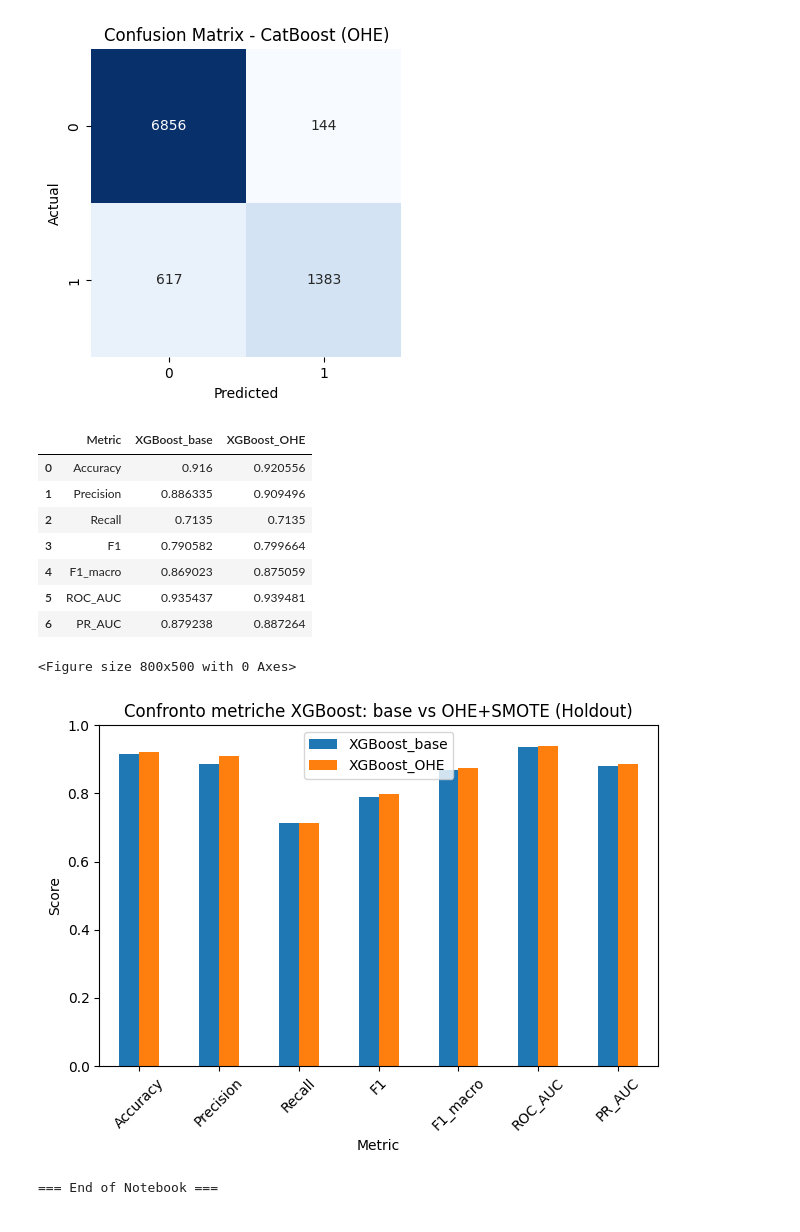
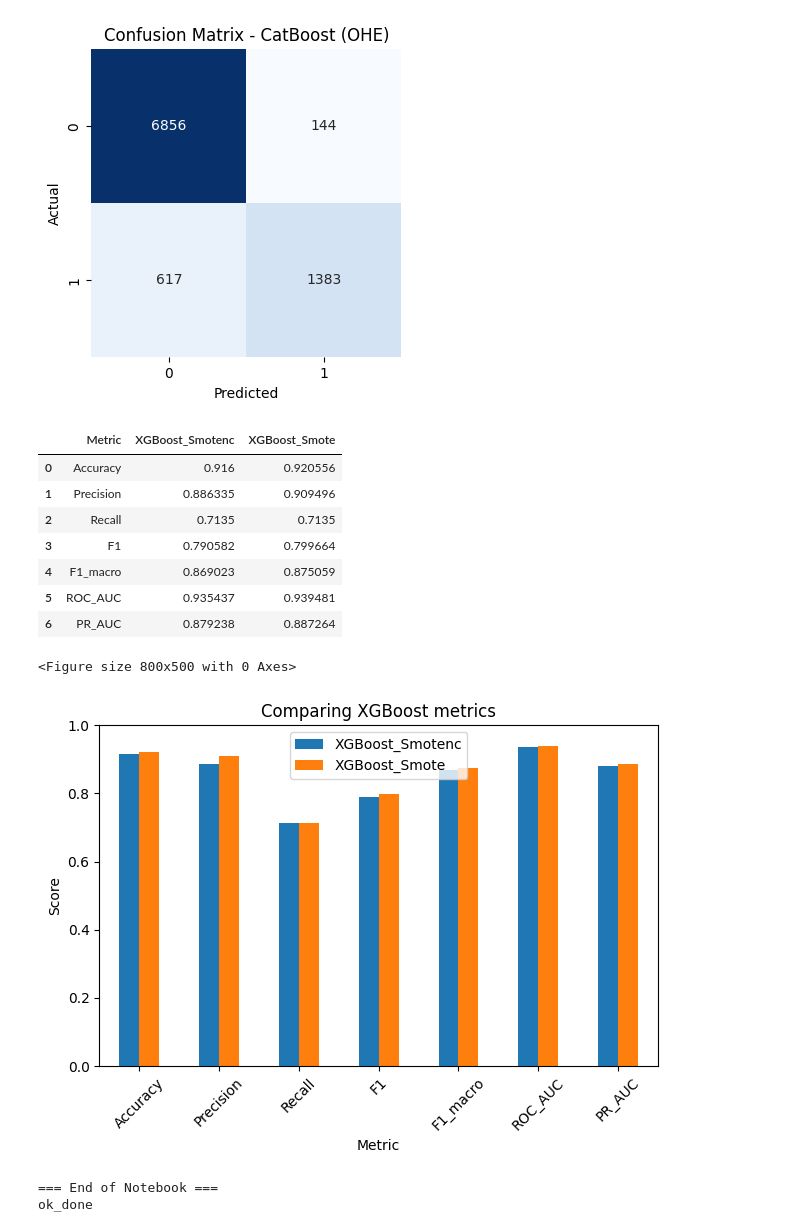
Before and after one commit to NicoBache/DMMLproject, a Jupyter notebook: DMML_CreditRisk_Notebook_Smtnc_ok.ipynb, the cells around one changed output. Saved outputs shown, nothing was run; the diff lists cells and outputs as text; code cells hidden in the pictures.

```diff
--- a/DMML_CreditRisk_Notebook_Smtnc_ok.ipynb
+++ b/DMML_CreditRisk_Notebook_Smtnc_ok.ipynb
@@ -425,15 +398,3 @@ Train size: (36000, 17)  Test size: (9000, 17)
  Applying log-transform (replacing originals): ['income_to_loan', 'person_income', 'person_emp_exp', 'person_age', 'cb_person_cred_hist_length', 'loan_over_score', 'loan_amnt', 'loan_percent_income']
 Log-transform applied consistently (train-driven) to skewed features
 Train size: (36000, 17)  Test size: (9000, 17)
-# %%
-# ===========================
-# DEBUG: Controllo dimensione feature dopo il preprocessor
-# ===========================
-preprocessor.fit(X_train)
-X_debug = preprocessor.transform(X_train)
-
-print("Shape dopo preprocessor:", X_debug.shape)
-print("\nTipi di dato per colonna:")
-print(X_debug.dtypes)
-print("\nPrime colonne trasformate:")
-print(X_debug.head())
@@ -1177,7 +1113,9 @@ Categorical features usate nel preprocessor:
 Numerical features usate nel preprocessor:
 ['person_age', 'person_income', 'person_emp_exp', 'loan_amnt', 'loan_int_rate', 'loan_percent_income', 'cb_person_cred_hist_length', 'credit_score', 'income_to_loan', 'emp_exp_x_age', 'loan_over_score ...
 # %%
-from preprocessorOHE import preprocessor_ohe
+from preprocessorOHE import make_preprocessor_ohe
+
+preprocessor_ohe = make_preprocessor_ohe(numerical_features, categorical_features)
 # %%
 models_ohe = {
     "Random Forest (OHE)": RandomForestClassifier(
@@ -1543,39 +1484,41 @@ import matplotlib.pyplot as plt
 
 # Estrai le metriche di XGBoost dalla prima validazione (df_results) e dalla OHE (df_results_ohe)
 metrics = ["Accuracy", "Precision", "Recall", "F1", "F1_macro", "ROC_AUC", "PR_AUC"]
 
 xgb_base = df_results[df_results["Model"] == "XGBoost"].iloc[0][metrics]
 xgb_ohe = df_results_ohe[df_results_ohe["Model"] == "XGBoost (OHE)"].iloc[0][metrics]
 
 # Costruisci un DataFrame di confronto
 df_compare = pd.DataFrame({
     "Metric": metrics,
-    "XGBoost_base": xgb_base.values,
-    "XGBoost_OHE": xgb_ohe.values
+    "XGBoost_Smotenc": xgb_base.values,
+    "XGBoost_Smote": xgb_ohe.values
 })
 
 display(df_compare)
 
 # Barplot di confronto
 plt.figure(figsize=(8,5))
 df_compare.set_index("Metric").plot(kind="bar", rot=45)
-plt.title("Confronto metriche XGBoost: base vs OHE+SMOTE (Holdout)")
+plt.title("Comparing XGBoost metrics")
 plt.ylabel("Score")
 plt.ylim(0,1)
 plt.tight_layout()
 plt.show()
 # %% [output]
-|  | Metric | XGBoost_base | XGBoost_OHE |
+|  | Metric | XGBoost_Smotenc | XGBoost_Smote |
 | 0 | Accuracy | 0.916 | 0.920556 |
 | 1 | Precision | 0.886335 | 0.909496 |
 | 2 | Recall | 0.7135 | 0.7135 |
 | 3 | F1 | 0.790582 | 0.799664 |
 | 4 | F1_macro | 0.869023 | 0.875059 |
 | 5 | ROC_AUC | 0.935437 | 0.939481 |
 | 6 | PR_AUC | 0.879238 | 0.887264 |
 <Figure size 800x500 with 0 Axes>
-[figure, old version]
+[figure, new version]
 # %%
 print("=== End of Notebook ===")
+print("ok_done")
 # %% [output]
 === End of Notebook ===
+ok_done
```
Also changed, not shown: parts of 18 cells of this notebook, 2 other files.
